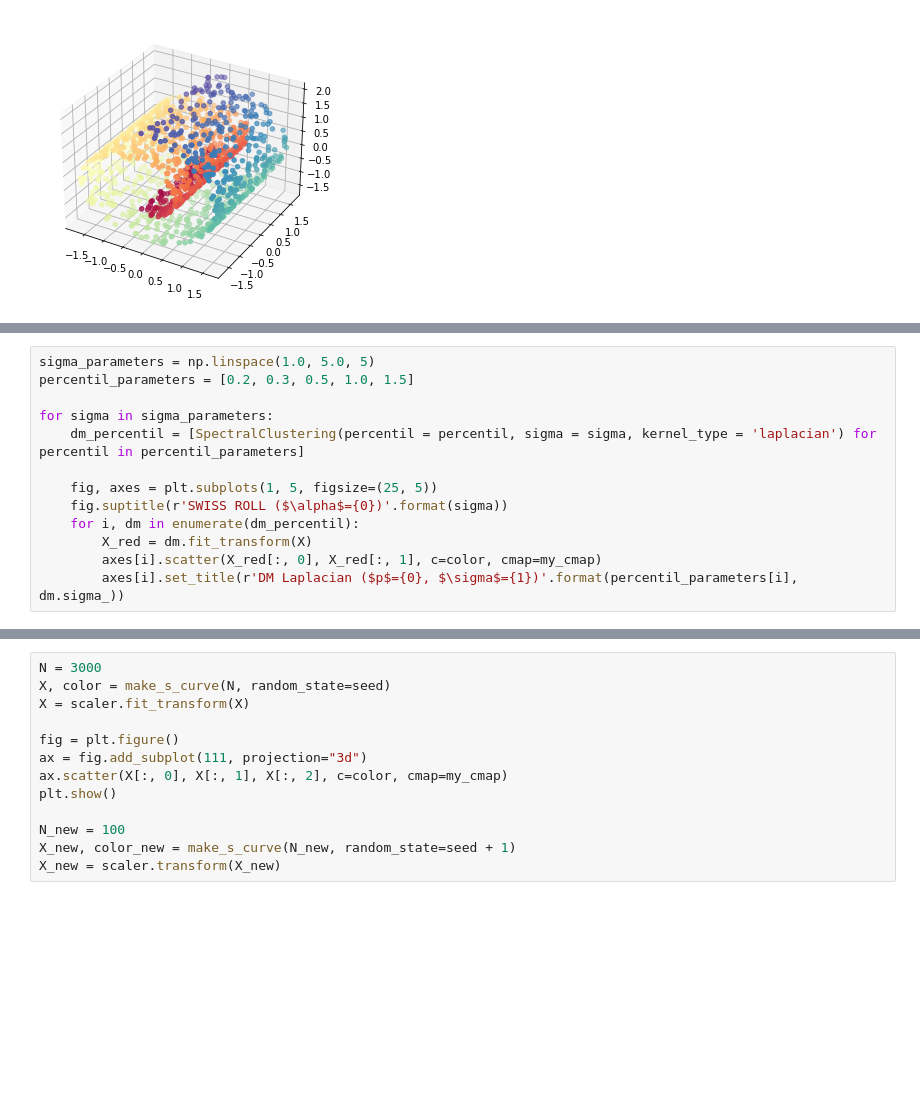
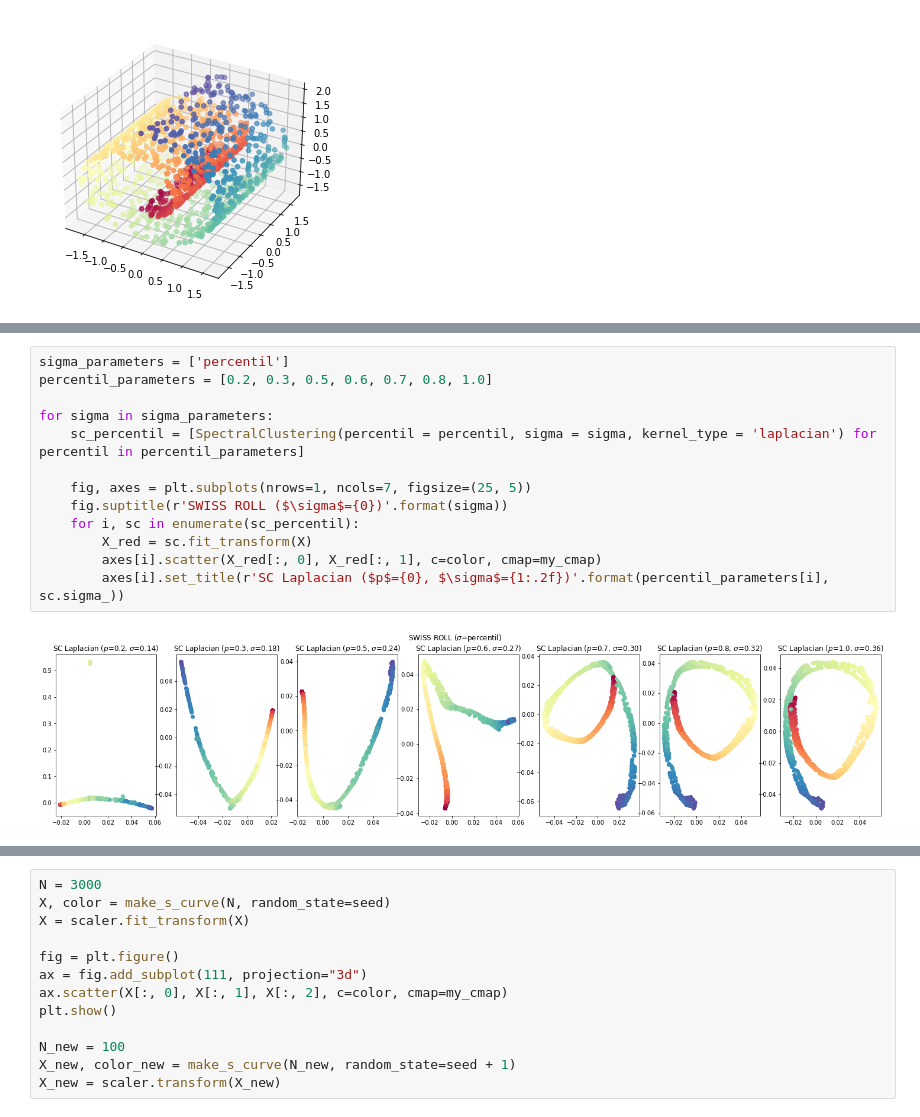
Before and after one commit to glorelvalle/g-mucd, a Jupyter notebook: mf/exam2/EXAM_02_MF_2022_03_31.ipynb, the cells around one changed output, grey strips where cells are left out. Drawn from its saved outputs; the diff is of its cells as text; blank space fills up the shorter version.

```diff
--- a/mf/exam2/EXAM_02_MF_2022_03_31.ipynb
+++ b/mf/exam2/EXAM_02_MF_2022_03_31.ipynb
@@ -425,13 +474,15 @@ for i, sc in enumerate(sc_sigma):
 # %%
-sigma_parameters = np.linspace(1.0, 5.0, 5)
-percentil_parameters = [0.2, 0.3, 0.5, 1.0, 1.5]
+sigma_parameters = ['percentil']
+percentil_parameters = [0.2, 0.3, 0.5, 0.6, 0.7, 0.8, 1.0]
 
 for sigma in sigma_parameters:
-    dm_percentil = [SpectralClustering(percentil = percentil, sigma = sigma, kernel_type = 'laplacian') for percentil in percentil_parameters]
+    sc_percentil = [SpectralClustering(percentil = percentil, sigma = sigma, kernel_type = 'laplacian') for percentil in percentil_parameters]
 
-    fig, axes = plt.subplots(1, 5, figsize=(25, 5))
-    fig.suptitle(r'SWISS ROLL ($\alpha$={0})'.format(sigma))
-    for i, dm in enumerate(dm_percentil):
-        X_red = dm.fit_transform(X)
+    fig, axes = plt.subplots(nrows=1, ncols=7, figsize=(25, 5))
+    fig.suptitle(r'SWISS ROLL ($\sigma$={0})'.format(sigma))
+    for i, sc in enumerate(sc_percentil):
+        X_red = sc.fit_transform(X)
         axes[i].scatter(X_red[:, 0], X_red[:, 1], c=color, cmap=my_cmap)
-        axes[i].set_title(r'DM Laplacian ($p$={0}, $\sigma$={1})'.format(percentil_parameters[i], dm.sigma_))
+        axes[i].set_title(r'SC Laplacian ($p$={0}, $\sigma$={1:.2f})'.format(percentil_parameters[i], sc.sigma_))
+# %% [output]
+[figure, added]
```
Also changed, not shown: parts of 15 cells of this notebook.
